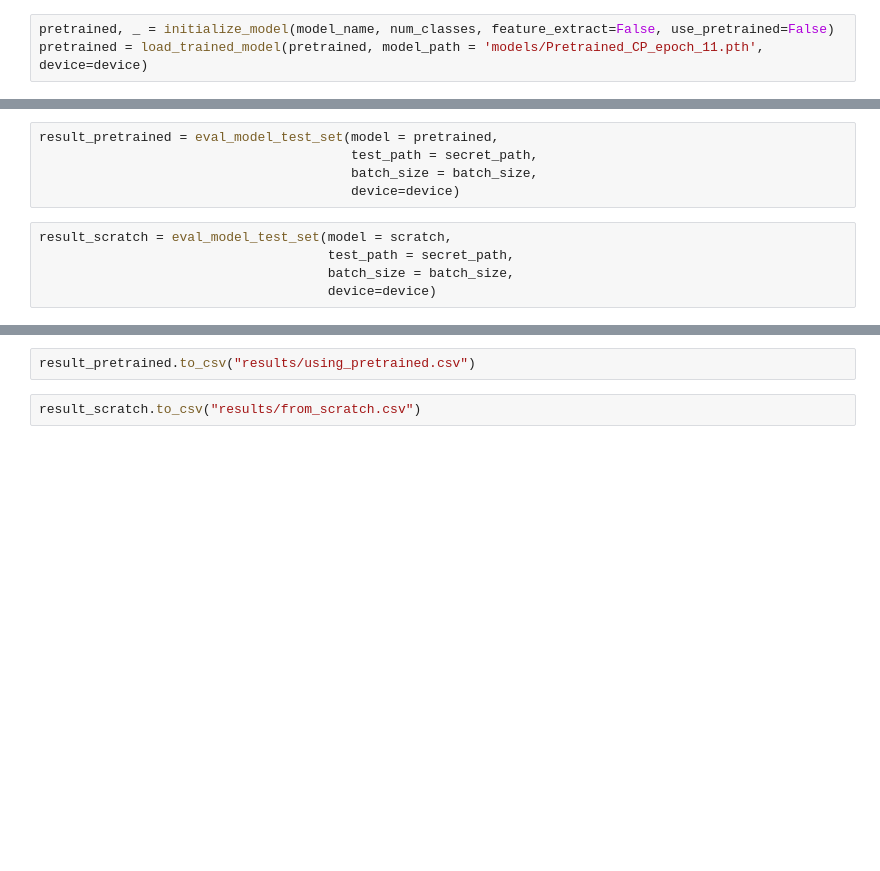
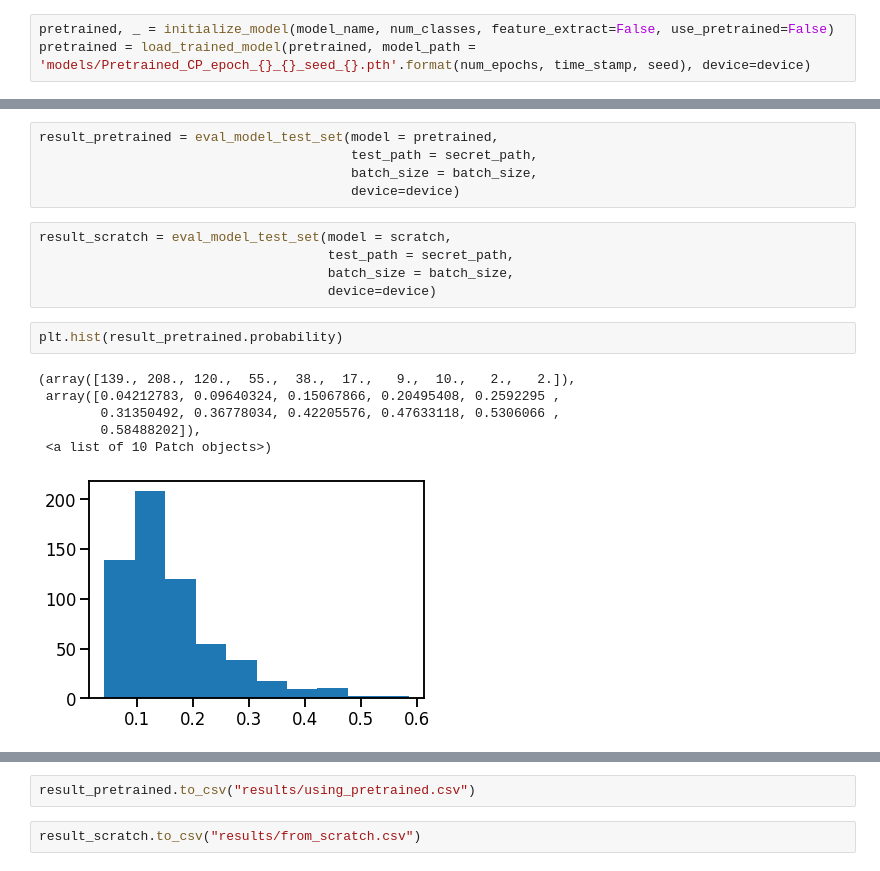
Before and after one commit to Ostyk/respo.vision, a Jupyter notebook: main.ipynb, the cells around one changed output, grey strips where cells are left out. Saved outputs shown, nothing was run; the diff lists cells and outputs as text; blank space fills up the shorter version.

```diff
--- a/main.ipynb
+++ b/main.ipynb
@@ -132,4 +196,4 @@ torch.save(model_ft.state_dict(), 'models/Pretrained_CP_epoch_{}_{}_seed_{}.pth'
 # step 1: load the models
 # %%
 pretrained, _ = initialize_model(model_name, num_classes, feature_extract=False, use_pretrained=False)
-pretrained = load_trained_model(pretrained, model_path = 'models/Pretrained_CP_epoch_11.pth', device=device)
+pretrained = load_trained_model(pretrained, model_path = 'models/Pretrained_CP_epoch_{}_{}_seed_{}.pth'.format(num_epochs, time_stamp, seed), device=device)
@@ -173,3 +247,12 @@ result_scratch = eval_model_test_set(model = scratch,
                                      test_path = secret_path,
                                      batch_size = batch_size,
                                      device=device)
+# %%
+plt.hist(result_pretrained.probability)
+# %% [output]
+(array([139., 208., 120.,  55.,  38.,  17.,   9.,  10.,   2.,   2.]),
+ array([0.04212783, 0.09640324, 0.15067866, 0.20495408, 0.2592295 ,
+        0.31350492, 0.36778034, 0.42205576, 0.47633118, 0.5306066 ,
+        0.58488202]),
+ <a list of 10 Patch objects>)
+[figure, added]
```
Also changed, not shown: parts of 14 cells of this notebook, 8 other files.
